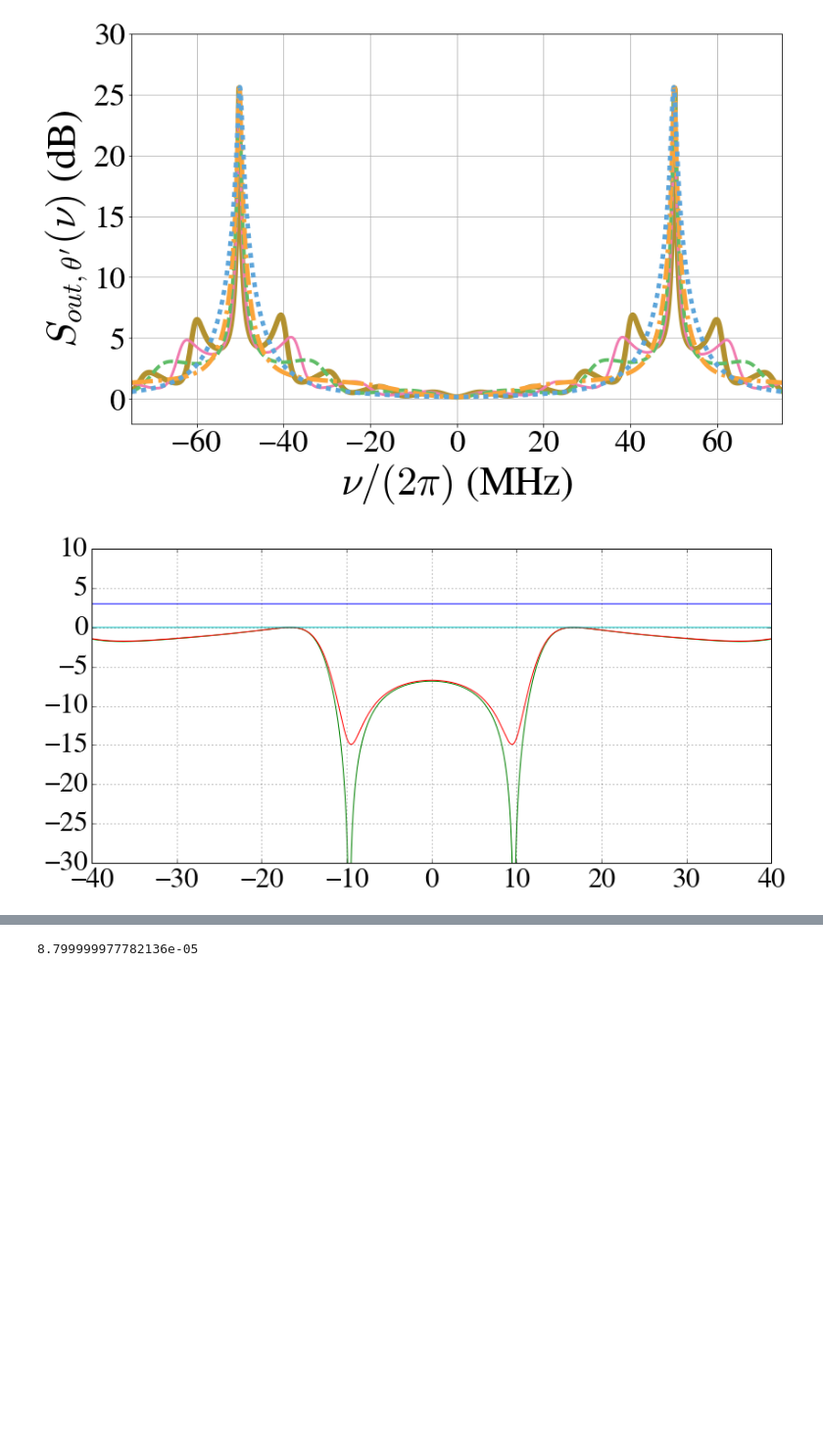
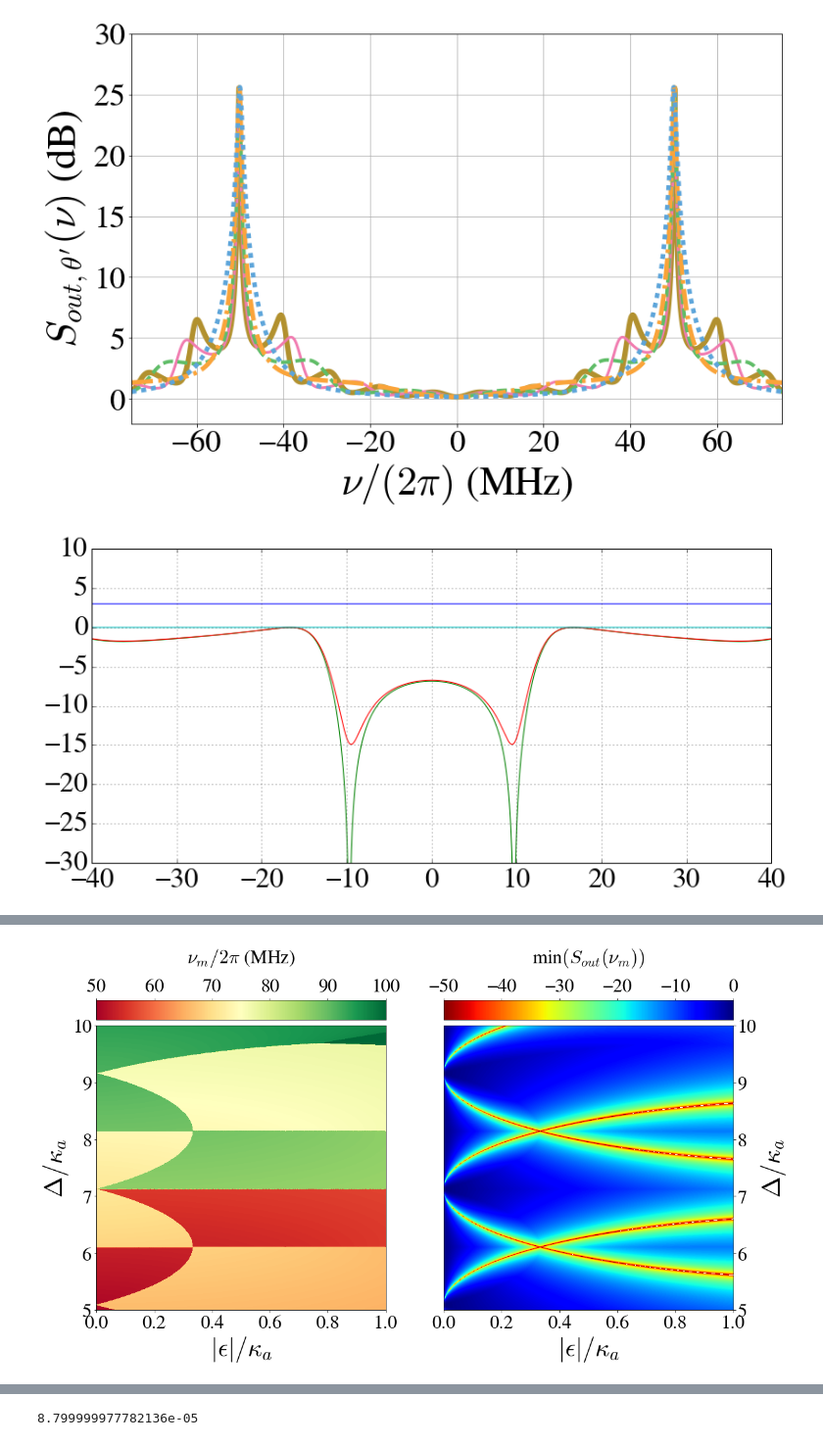
Before and after one commit to nemetniki/General-linear-model, a Jupyter notebook: NDPApaper_figures.ipynb, the cells around one changed output, grey strips where cells are left out. Shown at 98% size. Drawn from its saved outputs; the diff is of its cells as text; code cells hidden in the pictures; blank space fills up the shorter version.

```diff
--- a/NDPApaper_figures.ipynb
+++ b/NDPApaper_figures.ipynb
@@ -519,0 +681,77 @@ Elapsed time: 0:0:0:0
+# %%
+fig = plt.figure(figsize=(18,9))
+#ax = fig.add_subplot(1, 1, 1, projection='3d')
+ax = fig.add_subplot(1, 2, 1)
+ax2 = fig.add_subplot(1, 2, 2)
+#ax = fig.add_subplot(1, 1, 1)
+#p = ax.plot_surface(tam, tbm, nus, alpha=1.0,rstride=1, cstride=1, cmap=cm.RdYlGn, linewidth=0, antialiased=False)
+levels1 = np.linspace(50.0, 100.0, 5000)
+p = ax.contourf(epsm, Delm, nus, alpha=1.0,levels=levels1,rstride=1, cstride=1, cmap=cm.RdYlGn, linewidth=0, antialiased=False)
+ax_divider = make_axes_locatable(ax)
+cax = ax_divider.append_axes("top", size="7%", pad="2%")
+
+cp = fig.colorbar(p, cax=cax,ticks=np.arange(50,101,10), orientation="horizontal")
+cax.xaxis.set_ticks_position("top")
+cp.ax.set_title('$\\nu_{m}/2\pi$ (MHz)\n', linespacing=2,**fsfont,fontsize=30)
+
+#face2 = mp3d.art3d.Poly3DCollection([mid], alpha=0.3, linewidth=3)
+#face2.set_facecolor((1, 1, 1, 0.3))
+#for i in range(4):
+#    ax.plot([Lstartx[i], Lendx[i]], [Lstarty[i],Lendy[i]],zs=[0,0],color="grey",lw=2)
+#ax.add_collection3d(face2)
+#ax.set_zlim(-10,15)
+#ax.set_xlim(0,4)
+#ax.set_ylim(0,4)
+#labels = [0, 1, 2, 3, 4]
+#ax.set_yticklabels(labels,rotation=0,
+#                   verticalalignment='baseline',
+#                   horizontalalignment='right')
+#ax.set_zticks([0., 2.,4.,6.,8.,10])
+#ax.set_xticklabels(labels,rotation=0,
+#                   verticalalignment='top',
+#                   horizontalalignment='left')
+
+#ax.tick_params(axis='x', which='major', pad=0)
+#ax.tick_params(axis='y', which='major', pad=5)
+#ax.tick_params(axis='z', which='major', pad=10)
+#ax.w_zaxis.set_pane_color((1.0, 1.0, 1.0))
+#ax.w_xaxis.set_pane_color((1.0, 1.0, 1.0))
+#ax.w_yaxis.set_pane_color((1.0, 1.0, 1.0))
+#levels = np.arange(-30.0, 0, 1.0)
+#ax.invert_xaxis()
+#ax.invert_yaxis()
+#ax.set_xticks([4., 3., 2., 1., 0.])
+#ax.set_yticks([4., 3., 2., 1., 0.])
+#ax.set_zticks([0., 5., 10., 15.])
+#ax.view_init(elev=20., azim=-75)
+#ax.view_init(elev=20., azim=-110)
+#cset = ax.contour(tam, tbm, Smin,levels=levels, zdir='z', offset=-10.5, cmap=cm.jet_r)
+levels = np.linspace(-50.0, 0, 2000)
+cset = ax2.contourf(epsm, Delm, Smin,levels=levels, zdir='z', offset=-10.5, cmap=cm.jet_r)
+#cset = ax.contour(tam, tbm, Smin,levels=levels,  cmap=cm.RdYlGn)
+#cb = fig.colorbar(cset, shrink=0.6)
+ax2_divider = make_axes_locatable(ax2)
+cax2 = ax2_divider.append_axes("top", size="7%", pad="2%")
+
+cb = fig.colorbar(cset, cax=cax2, ticks=np.arange(-50,1,10), orientation="horizontal")
+cax2.xaxis.set_ticks_position("top")
+cb.ax.set_title('min$(S_{out}(\\nu_{m}))$\n', linespacing=2,**fsfont,fontsize=30)
+ax.set_xlabel('$|\epsilon|/\kappa_a$',fontsize = 40,**fsfont,linespacing=1.5)
+ax.set_ylabel('$\Delta/\kappa_a$',fontsize = 40,**fsfont,linespacing=1.5)
+ax2.set_xlabel('$|\epsilon|/\kappa_a$',fontsize = 40,**fsfont,linespacing=1.5)
+ax2.set_ylabel('$\Delta/\kappa_a$',fontsize = 40,**fsfont,linespacing=1.5)
+ax2.yaxis.tick_right()
+ax2.yaxis.set_label_position("right")
+#ax.zaxis.set_rotate_label(False)
+#ax.set_zlabel('\n$\\nu_{m}/2\pi$ (MHz)',fontsize = 40,**fsfont,linespacing=1.5, rotation=270)
+#ax.xticks(fontsize = 35,**fsfont)
+#ax.yticks(fontsize = 35,**fsfont)
+plt.show()
+end=time.clock()
+durd=int((end-start)/60./60./24.)
+durh=int((end-start)/60./60-24*durd)
+durm=int((end-start)/60.-(24*durd+durh)*60.)
+durs=int((end-start)-((24*durd+durh)*60+durm)*60)
+print("Elapsed time: %d:%d:%d:%d" % (durd,durh,durm,durs))
+# %% [output]
+[figure, added]
```
Also changed, not shown: parts of 12 cells of this notebook, 1 other file.
